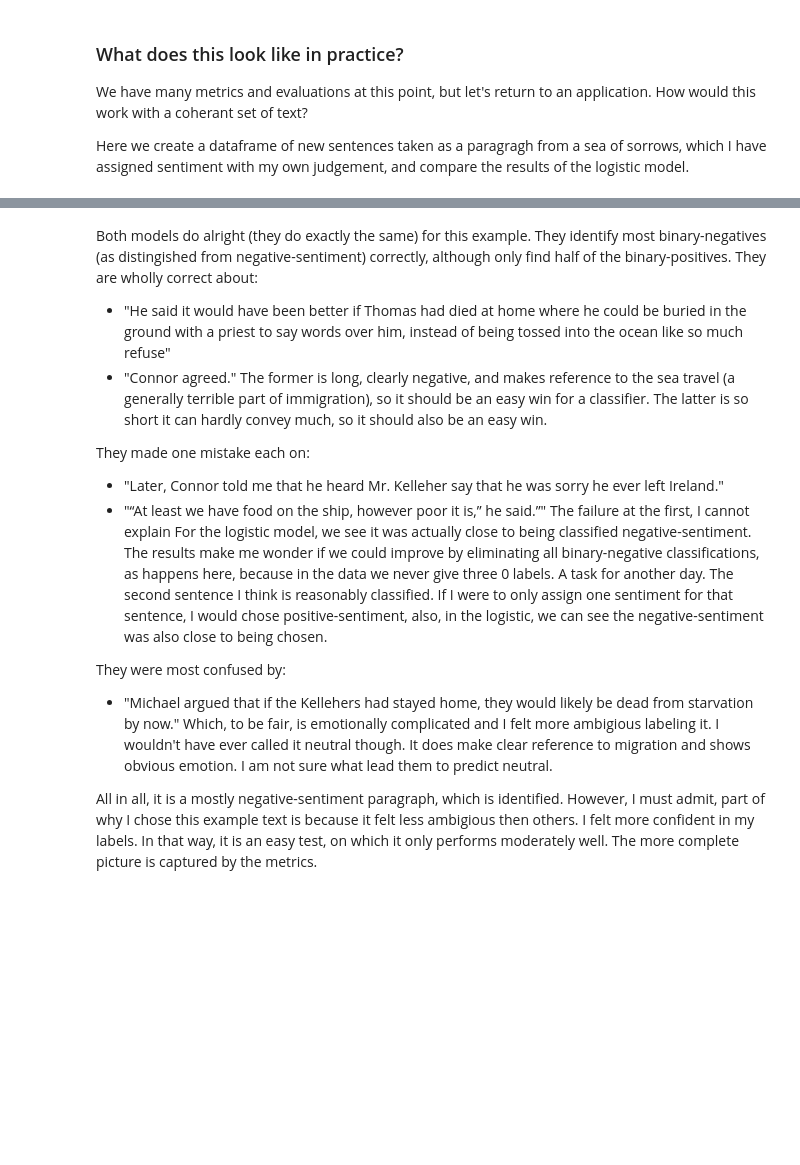
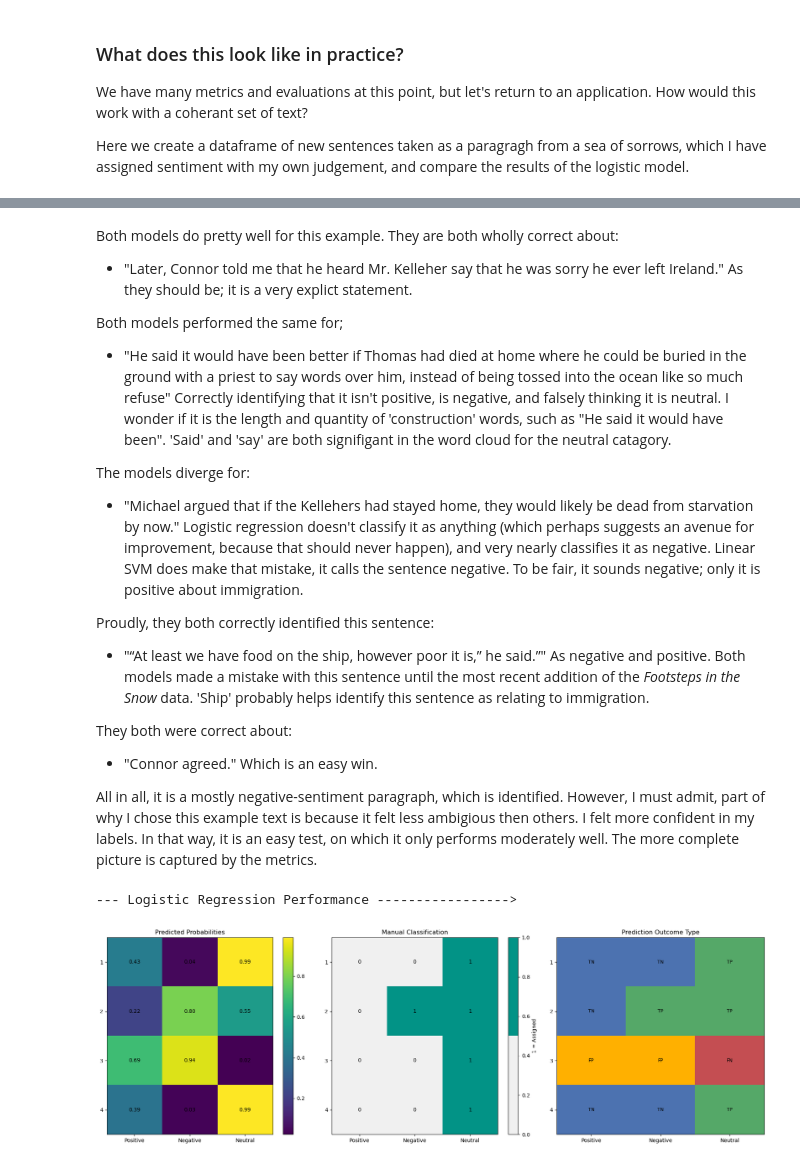
Before and after one commit to SS-Bird/dear-canada-ml-, a Jupyter notebook: the_pipe.ipynb, the cells around one changed output, grey strips where cells are left out. Cells and saved outputs as stored; diff of their text form; code cells hidden in the pictures; blank space fills up the shorter version.

Commit message:
actually updating readme

```diff
--- a/the_pipe.ipynb
+++ b/the_pipe.ipynb
@@ -1439,19 +1264,59 @@ plot_segment_heatmaps(manual_df)
 # %% [markdown]
-Both models do alright (they do exactly the same) for this example. They identify most binary-negatives (as distingished from negative-sentiment) correctly, although only find half of the binary-positives. They are wholly correct about:
+Both models do pretty well for this example. They are both wholly correct about:
+* "Later, Connor told me that he heard Mr. Kelleher say that he was sorry he ever left Ireland."
+As they should be; it is a very explict statement.
+
+Both models performed the same for;
 * "He said it would have been better if Thomas had died at home where he could be buried in the ground with a priest to say words over him, instead of being tossed into the ocean like so much refuse"
-* "Connor agreed."
-The former is long, clearly negative, and makes reference to the sea travel (a generally terrible part of immigration), so it should be an easy win for a classifier. The latter is so short it can hardly convey much, so it should also be an easy win.
+Correctly identifying that it isn't positive, is negative, and falsely thinking it is neutral. I wonder if it is the length and quantity of 'construction' words, such as "He said it would have been". 'Said' and 'say' are both signifigant in the word cloud for the neutral catagory.
 
-They made one mistake each on:
-* "Later, Connor told me that he heard Mr. Kelleher say that he was sorry he ever left Ireland."
-* "“At least we have food on the ship, however poor it is,” he said.”"
-The failure at the first, I cannot explain For the logistic model, we see it was actually close to being classified negative-sentiment. The results make me wonder if we could improve by eliminating all binary-negative classifications, as happens here, because in the data we never give three 0 labels. A task for another day. The second sentence I think is reasonably classified. If I were to only assign one sentiment for that sentence, I would chose positive-sentiment, also, in the logistic, we can see the negative-sentiment was also close to being chosen.
+The models diverge for:
+* "Michael argued that if the Kellehers had stayed home, they would likely be dead from starvation by now."
+Logistic regression doesn't classify it as anything (which perhaps suggests an avenue for improvement, because that should never happen), and very nearly classifies it as negative. Linear SVM does make that mistake, it calls the sentence negative. To be fair, it sounds negative; only it is positive about immigration.
 
 
-They were most confused by:
-* "Michael argued that if the Kellehers had stayed home, they would likely be dead from starvation by now."
-Which, to be fair, is emotionally complicated and I felt more ambigious labeling it. I wouldn't have ever called it neutral though. It does make clear reference to migration and shows obvious emotion. I am not sure what lead them to predict neutral.
+Proudly, they both correctly identified this sentence:
+* "“At least we have food on the ship, however poor it is,” he said.”"
+As negative and positive. Both models made a mistake with this sentence until the most recent addition of the _Footsteps in the Snow_ data. 'Ship' probably helps identify this sentence as relating to immigration.
 
+
+They both were correct about:
+* "Connor agreed."
+Which is an easy win.
 
 
 All in all, it is a mostly negative-sentiment paragraph, which is identified. However, I must admit, part of why I chose this example text is because it felt less ambigious then others. I felt more confident in my labels. In that way, it is an easy test, on which it only performs moderately well. The more complete picture is captured by the metrics.
+# %%
+manual_sentences = [
+    "The wind is howling outside, but all is safe and peaceful in this little house.",
+    "We still do not have much.",
+    "We will have to husband our supplies very carefully to get through this winter, but I am certain we will make it.",
+    "And tomorrow I will start on a quilt."
+    ]
+
+
+
+# Multi-label manual assignment (Positive, Negative, Neutral)
+manual_labels = [
+    [0, 0, 1],  # Neutral
+    [0, 1, 1],  # Neutral, negative
+    [0, 0, 1],  # Neutral
+    [0, 0, 1]  # Neutral
+]
+
+manual_df = predict_manual_segment(
+    manual_sentences,
+    manual_labels,
+    tokenizer,
+    model,
+    best_log_models,
+    best_svm_models,
+    best_thresholds,
+    model_type="logistic"
+)
+
+print("--- Logistic Regression Performance ----------------->")
+plot_segment_heatmaps(manual_df)
+# %% [output]
+--- Logistic Regression Performance ----------------->
+[figure, added]
```
Also changed, not shown: parts of 39 cells of this notebook, 1 other file.
